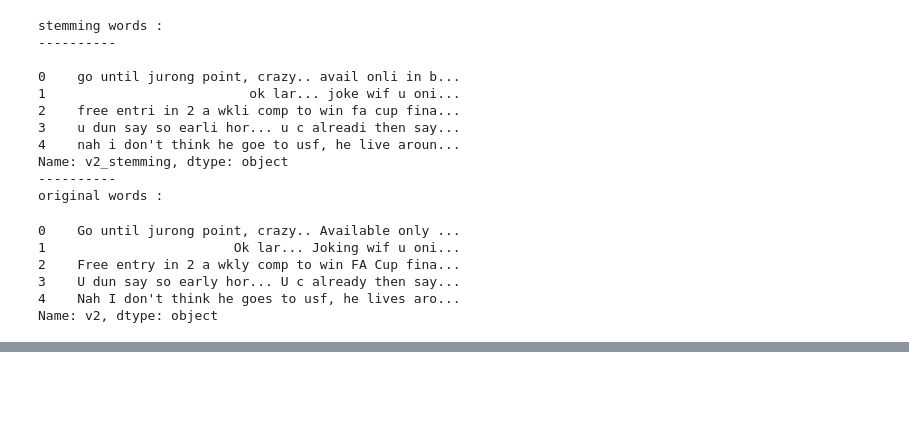
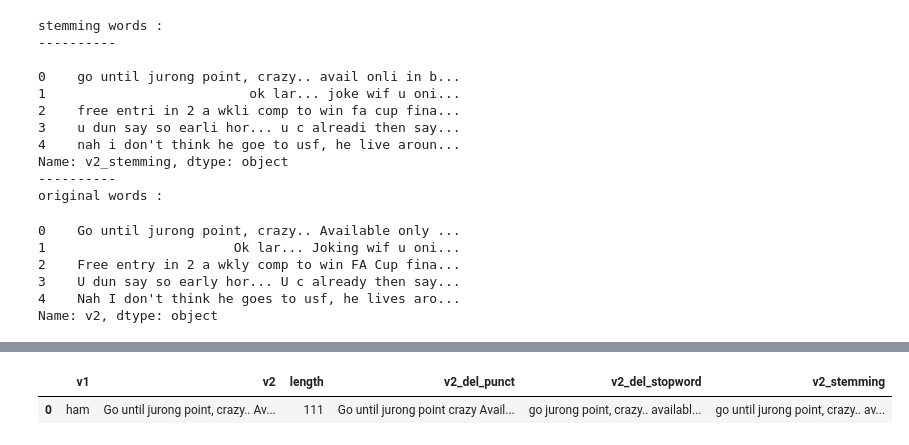
Before and after one commit to yennanliu/Kaggle.com_mini_project, a Jupyter notebook: SMS_spam_dataset/NLP_EDA.ipynb, the cells around one changed output, grey strips where cells are left out. Drawn from its saved outputs; the diff is of its cells as text; code cells hidden in the pictures; blank space fills up the shorter version.

```diff
--- a/SMS_spam_dataset/NLP_EDA.ipynb
+++ b/SMS_spam_dataset/NLP_EDA.ipynb
@@ -211,0 +301,5 @@ Name: v2, dtype: object
+# %%
+df.head(1)
+# %% [output]
+|  | v1 | v2 | length | v2_del_punct | v2_del_stopword | v2_stemming |
+| 0 | ham | Go until jurong point, crazy.. Av... | 111 | Go until jurong point crazy Avail... | go jurong point, crazy.. availabl... | go until jurong point, crazy.. av... |
```
Also changed, not shown: parts of 8 cells of this notebook.
